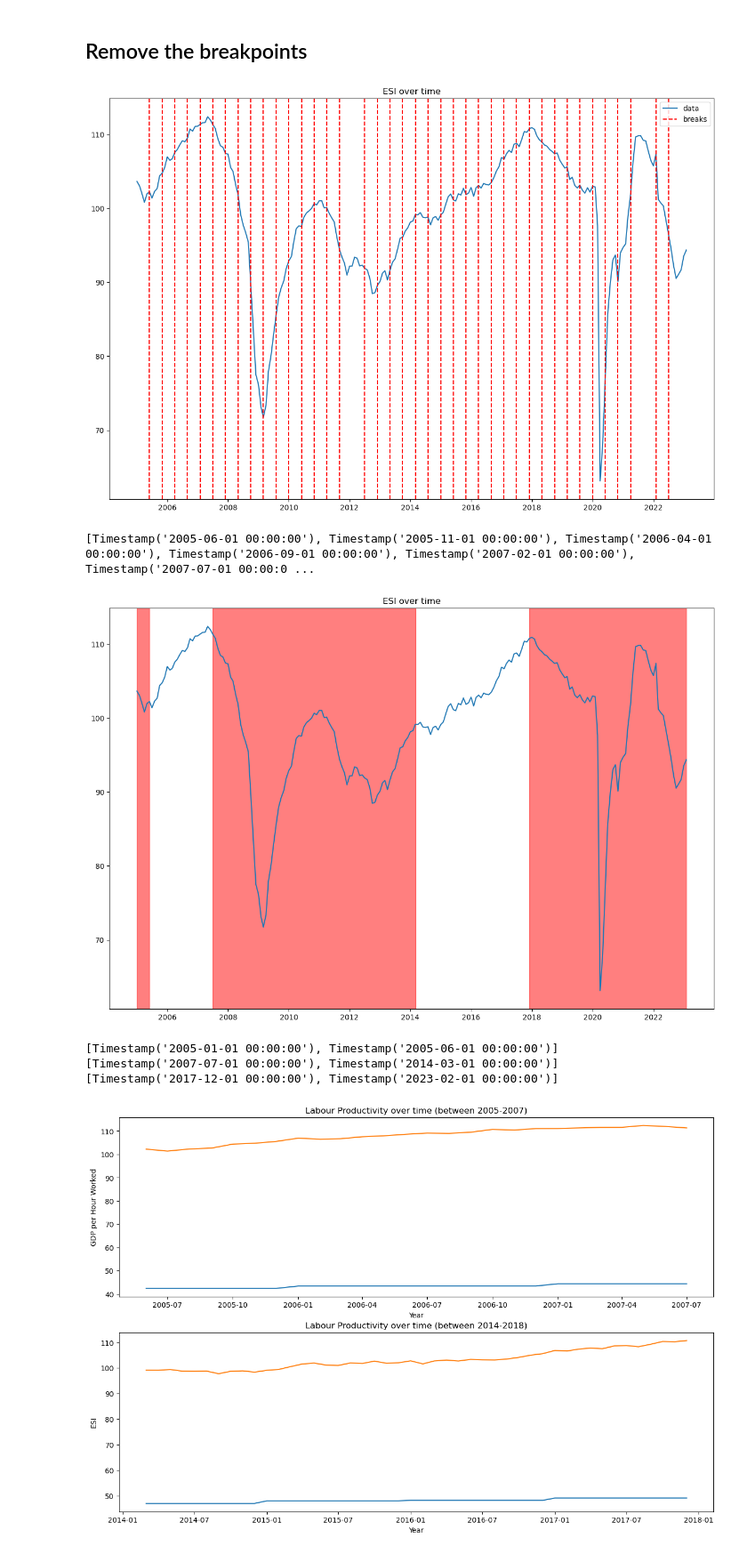
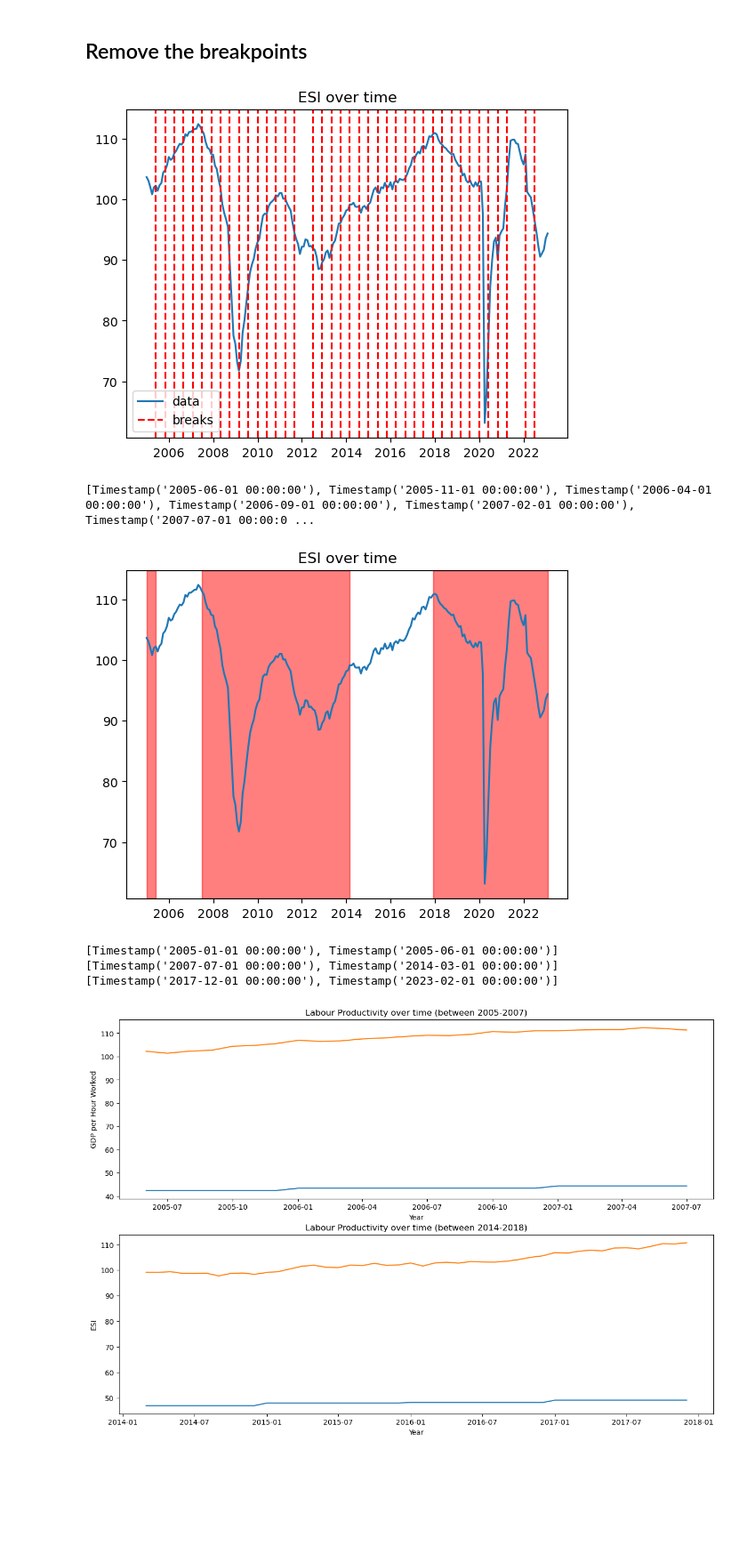
Before and after one commit to JoanneLin168/ADS-European-Productivity, a Jupyter notebook: Notebooks/productivityVsESI.ipynb, the cells around one changed output. Shown at 89% size. Drawn from its saved outputs; the diff is of its cells as text; code cells hidden in the pictures; blank space fills up the shorter version.

Commit message:
reran for graphs

```diff
--- a/Notebooks/productivityVsESI.ipynb
+++ b/Notebooks/productivityVsESI.ipynb
@@ -112,34 +112,33 @@ dtype: float64
 # %%
 df_esi_mean = df_esi.mean(axis=0, numeric_only=True)
 df_esi_mean.index = pd.to_datetime(df_esi_mean.index, format='%b-%y', errors='ignore')
 dates = df_esi_mean.index
 data = df_esi_mean.values
 
 model = rpt.BottomUp()
 model.fit(data)
 breaks = model.predict(n_bkps=40)
 breaks_rpt = []
 for i in breaks:
     if i < len(dates):
         breaks_rpt.append(dates[i])
 
-plt.figure(figsize=(15, 10))
 plt.plot(dates, data, label='data')
 plt.title('ESI over time')
 print_legend = True
 for i in breaks_rpt:
     if print_legend:
         plt.axvline(i, color='red',linestyle='dashed', label='breaks')
         print_legend = False
     else:
         plt.axvline(i, color='red',linestyle='dashed')
 
 plt.legend()
 plt.show()
 
 print(breaks_rpt)
 # %% [output]
-[figure, old version]
+[figure, new version]
 [Timestamp('2005-06-01 00:00:00'), Timestamp('2005-11-01 00:00:00'), Timestamp('2006-04-01 00:00:00'), Timestamp('2006-09-01 00:00:00'), Timestamp('2007-02-01 00:00:00'), Timestamp('2007-07-01 00:00:0 ...
 # %%
 # Illustrate the areas of data that you will ignore
@@ -147,7 +146,6 @@ area0 = [dates[0], breaks_rpt[0]]
 area1 = [breaks_rpt[5], breaks_rpt[20]]
 area2 = [breaks_rpt[29], dates[-1]]
 sections_to_remove = [area0, area1, area2]
-plt.figure(figsize=(15, 10))
 plt.plot(dates, data)
 plt.title('ESI over time')
 
@@ -160,7 +158,7 @@ print(area0)
 print(area1)
 print(area2)
 # %% [output]
-[figure, old version]
+[figure, new version]
 [Timestamp('2005-01-01 00:00:00'), Timestamp('2005-06-01 00:00:00')]
 [Timestamp('2007-07-01 00:00:00'), Timestamp('2014-03-01 00:00:00')]
 [Timestamp('2017-12-01 00:00:00'), Timestamp('2023-02-01 00:00:00')]
```
